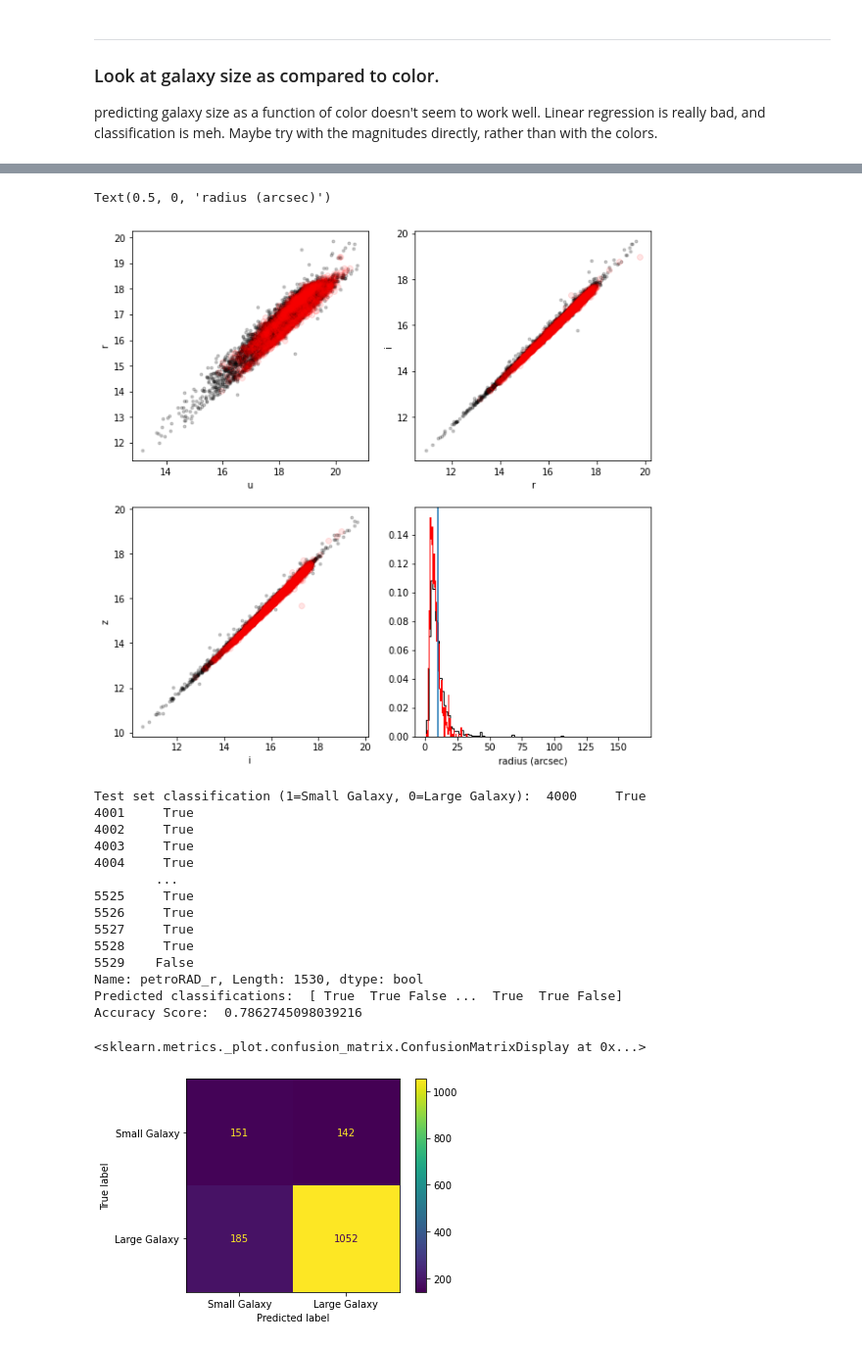
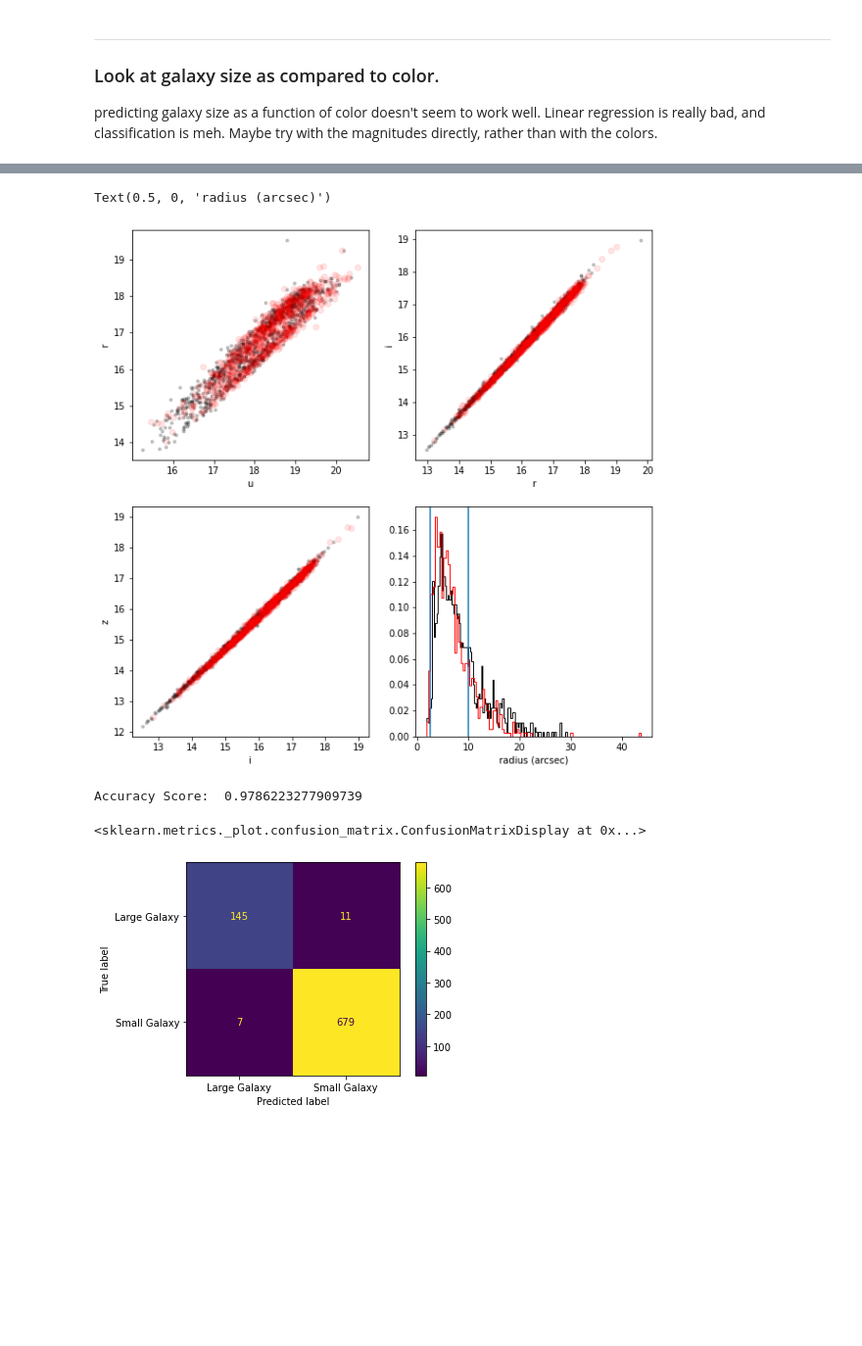
Before and after one commit to kevin-flaherty/Astro211, a Jupyter notebook: Lab8_MachineLearning/MachineLearning.ipynb, the cells around one changed output, grey strips where cells are left out. Shown at 98% size. Saved outputs shown, nothing was run; the diff lists cells and outputs as text; code cells hidden in the pictures; blank space fills up the shorter version.

```diff
--- a/Lab8_MachineLearning/MachineLearning.ipynb
+++ b/Lab8_MachineLearning/MachineLearning.ipynb
@@ -974,27 +974,33 @@ Text(0, 0.5, 'i-z')
 predicting galaxy size as a function of color doesn't seem to work well. Linear regression is really bad, and classification is meh. Maybe try with the magnitudes directly, rather than with the colors.
 # %%
 query_string ='''select
-  p.modelmag_g, p.modelmag_i, p.modelmag_u, p.modelmag_z, p.modelmag_r,
-  p.ra, p.dec,
-  p.petroRAD_r,
-  s.z
+  p.modelmag_u, p.modelmag_g, p.modelmag_r, p.modelmag_i, p.modelmag_z,
+  p.petroRAD_g, p.petroRAD_r, p.petroRAD_i, p.petroRAD_z
 from photoobjall p
 join specobj s on s.bestobjid = p.objid
 where
-  p.ra between 165 and 195 and
+  ( p.flags & (dbo.fPhotoFlags('SATURATED') +
+  dbo.fPhotoFlags('BRIGHT') +
+  dbo.fPhotoFlags('EDGE') +
+  dbo.fPhotoFlags('BLENDED'))) = 0 and
+  p.ra between 170 and 190 and
   p.dec between 0 and 20 and
   s.class = 'galaxy' and
-  s.z between 0.002 and .05 and
+  s.z between 0.02 and .05 and
   p.modelmagerr_g < 0.1 and
   p.modelmagerr_i < 0.1 and
   p.modelmagerr_u < 0.1 and
   p.modelmagerr_z < 0.1 and
   p.modelmagerr_r < 0.1 and
   p.petroRADerr_r < 1 and
+  p.petroRADerr_g < 1 and
+  p.petroRADerr_i < 1 and
+  p.petroRADerr_z < 1 and
   s.zwarning = 0
 
 '''
 ### The cluster is between .002<z<.006
+### 165<RA<195, 0<Dec<20
 data = SDSS.query_sql(query_string,verbose=False)
 print(data)
 # %% [output]
@@ -1051,7 +1065,7 @@ plt.xlabel('petroRAD_r')
 df = data.to_pandas()
 df.iloc[:30,:]
 #data2={'u-g':df['modelmag_u']-df['modelmag_g'],'r-i':df['modelmag_r']-df['modelmag_i'],'i-z':df['modelmag_i']-df['modelmag_z'],'z':df['z'],'petroRAD_r':df['petroRAD_r'],'ra':df['ra'],'dec':df['dec']}
-data2 = {'u':df['modelmag_u'],'g':df['modelmag_g'],'r':df['modelmag_r'],'i':df['modelmag_i'],'z':df['modelmag_z'],'petroRAD_r':df['petroRAD_r'],'ra':df['ra'],'dec':df['dec'],'redshift':df['z']}
+data2 = {'u':df['modelmag_u'],'g':df['modelmag_g'],'r':df['modelmag_r'],'i':df['modelmag_i'],'z':df['modelmag_z'],'petroRAD_g':df['petroRAD_g'],'petroRAD_r':df['petroRAD_r'],'petroRAD_i':df['petroRAD_i'],'petroRAD_z':df['petroRAD_z']}
 df2 = pd.DataFrame(data2)
 df2.iloc[:30,:]
 # %% [output]
@@ -1075,12 +1089,12 @@ df2.iloc[:30,:]
 # %%
-TrainSet_all = df2.iloc[:4000,:]
-TestSet_all = df2.iloc[4000:,:]
+TrainSet_all = df2.iloc[:1000,:]
+TestSet_all = df2.iloc[1000:,:]
 
-Xtrain_all = TrainSet_all.drop(['redshift','ra','dec','petroRAD_r'],axis=1)
-Xtest_all = TestSet_all.drop(['redshift','ra','dec','petroRAD_r'],axis=1)
+Xtrain_all = TrainSet_all.drop(['petroRAD_r'],axis=1)
+Xtest_all = TestSet_all.drop(['petroRAD_r'],axis=1)
 ytrain_all = (TrainSet_all.petroRAD_r<10)
 ytest_all = (TestSet_all.petroRAD_r<10)
-X_all = df2.drop(['redshift','ra','dec','petroRAD_r'],axis=1)
+X_all = df2.drop(['petroRAD_r'],axis=1)
 y_all = (df2.petroRAD_r<10)
 # %%
 plt.figure(figsize=(10,10))
@@ -1106,41 +1120,26 @@ plt.subplot(2,2,4)
 plt.hist(TrainSet_all['petroRAD_r'],bins=100,histtype='step',color='k',density=True)
 plt.hist(TestSet_all['petroRAD_r'],bins=100,histtype='step',color='r',density=True)
 plt.axvline(10)
+plt.axvline(2.5)
 plt.xlabel('radius (arcsec)')
 # %% [output]
 Text(0.5, 0, 'radius (arcsec)')
-[figure, old version]
+[figure, new version]
 # %%
 model = DecisionTreeClassifier()
 model.fit(Xtrain_all,ytrain_all)
 
 ypred = model.predict(Xtest_all)
 # %%
-print('Test set classification (1=Small Galaxy, 0=Large Galaxy): ',ytest_all)
-print('Predicted classifications: ',ypred)
-
 print('Accuracy Score: ',accuracy_score(ytest_all,ypred))
 
 cm = confusion_matrix(ytest_all,ypred)
-disp = ConfusionMatrixDisplay(confusion_matrix=cm, display_labels=['Small Galaxy','Large Galaxy'])
+disp = ConfusionMatrixDisplay(confusion_matrix=cm, display_labels=['Large Galaxy','Small Galaxy'])
 disp.plot()
 # %% [output]
-Test set classification (1=Small Galaxy, 0=Large Galaxy):  4000     True
-4001     True
-4002     True
-4003     True
-4004     True
-        ...
-5525     True
-5526     True
-5527     True
-5528     True
-5529    False
-Name: petroRAD_r, Length: 1530, dtype: bool
-Predicted classifications:  [ True  True False ...  True  True False]
-Accuracy Score:  0.7862745098039216
+Accuracy Score:  0.9786223277909739
 <sklearn.metrics._plot.confusion_matrix.ConfusionMatrixDisplay at 0x...>
-[figure, old version]
+[figure, new version]
 # %%
 from sklearn import linear_model
 
```
Also changed, not shown: parts of 12 cells of this notebook, 3 other files.
